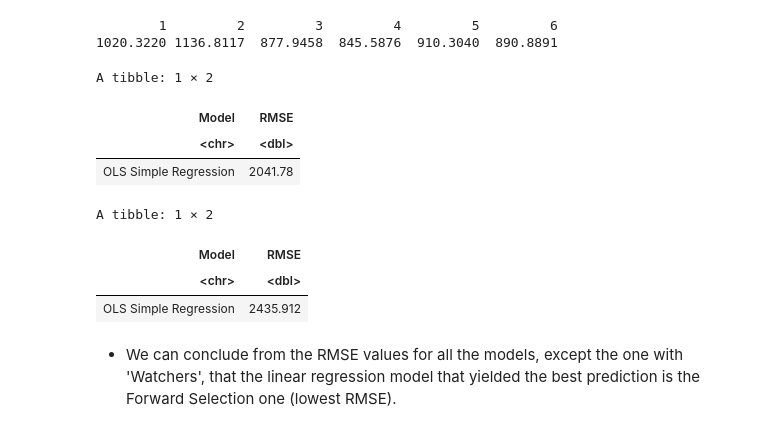
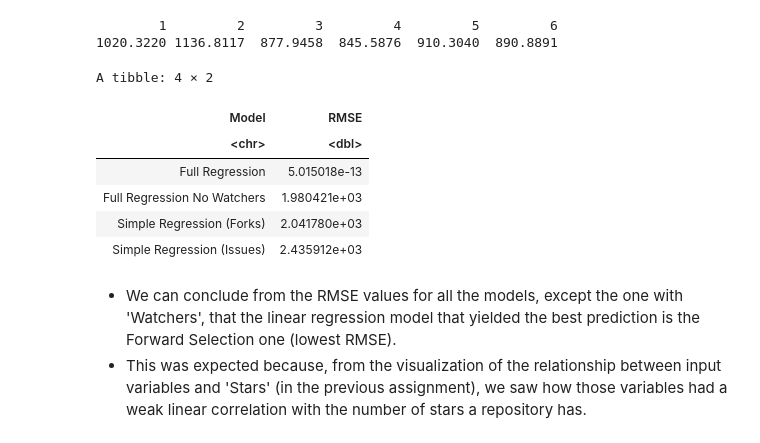
Before and after one commit to husseinalaaref/GitHub_Repository_Stars_Prediction, a Jupyter notebook: 301 Project/Assignment (2).ipynb, the cells around one changed output. Saved outputs shown, nothing was run; the diff lists cells and outputs as text; code cells hidden in the pictures.

Commit message:
Assignment 2

```diff
--- a/301 Project/Assignment (2).ipynb
+++ b/301 Project/Assignment (2).ipynb
@@ -347,13 +325,13 @@ A tibble: 1 × 2
 # %% [markdown]
 - Since we saw in the previous assignment visualization that 'Watchers' was perfectly linearly correlated with Stars and also strongly correlated with 'Issues' and 'Forks', now let's fit a simple linear regression model with only 'Forks' as the input then only 'Issues as the input variable.*
 # %%
-GitHub_Simple_model1 <- lm(Stars ~ Forks, data = training_GitHub)
+GitHub_Simple_Forks <- lm(Stars ~ Forks, data = training_GitHub)
 
 
-GitHub_Simple_model2 <- lm(Stars ~ Issues, data = training_GitHub)
+GitHub_Simple_Issues <- lm(Stars ~ Issues, data = training_GitHub)
 
-GitHub_Simple_model1
-GitHub_Simple_model2
+GitHub_Simple_Forks
+GitHub_Simple_Issues
 # %% [output]
 Call:
 lm(formula = Stars ~ Forks, data = training_GitHub)
@@ -381,27 +359,34 @@ head(GitHub_test_pred_Simple2)
         1         2         3         4         5         6
 1020.3220 1136.8117  877.9458  845.5876  910.3040  890.8891
 # %%
-GitHub_RMSE_Simple_model1 <- tibble(
-    Model = "OLS Simple Regression",
-    RMSE = rmse(model = GitHub_Simple_model1,
-                data = testing_GitHub))
+GitHub_RMSE_table <- bind_rows(
+  tibble(
+    Model = "Full Regression",
+    RMSE = rmse(model = GitHub_full, data = testing_GitHub)
+  ),
+  tibble(
+    Model = "Full Regression No Watchers",
+    RMSE = rmse(model = GitHub_No_Watchers, data = testing_GitHub)
+  ),
+  tibble(
+    Model = "Simple Regression (Forks)",
+    RMSE = rmse(model = GitHub_Simple_Forks, data = testing_GitHub)
+  ),
+  tibble(
+    Model = "Simple Regression (Issues)",
+    RMSE = rmse(model = GitHub_Simple_Issues, data = testing_GitHub)
+  )
+)
 
-GitHub_RMSE_Simple_model2 <- tibble(
-    Model = "OLS Simple Regression",
-    RMSE = rmse(model = GitHub_Simple_model2,
-                data = testing_GitHub))
-
-
-GitHub_RMSE_Simple_model1
-GitHub_RMSE_Simple_model2
+GitHub_RMSE_table
 # %% [output]
-A tibble: 1 × 2
+A tibble: 4 × 2
 | Model | RMSE |
 | <chr> | <dbl> |
-| OLS Simple Regression | 2041.78 |
+| Full Regression | 5.015018e-13 |
+| Full Regression No Watchers | 1.980421e+03 |
+| Simple Regression (Forks) | 2.041780e+03 |
+| Simple Regression (Issues) | 2.435912e+03 |
-A tibble: 1 × 2
-| Model | RMSE |
-| <chr> | <dbl> |
-| OLS Simple Regression | 2435.912 |
 # %% [markdown]
 - We can conclude from the RMSE values for all the models, except the one with 'Watchers', that the linear regression model that yielded the best prediction is the Forward Selection one (lowest RMSE).
+- This was expected because, from the visualization of the relationship between input variables and 'Stars' (in the previous assignment), we saw how those variables had a weak linear correlation with the number of stars a repository has.
```
Also changed, not shown: parts of 6 cells of this notebook.
